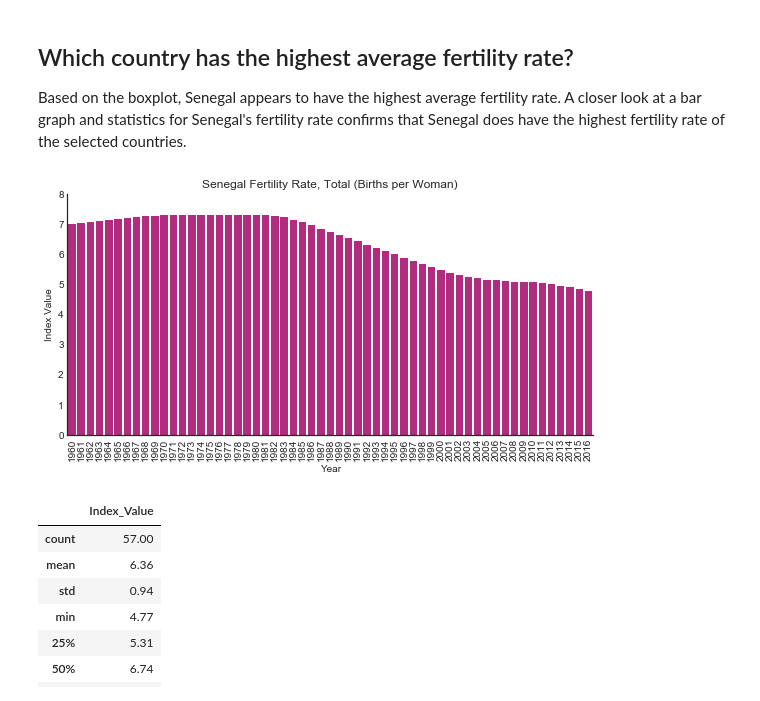
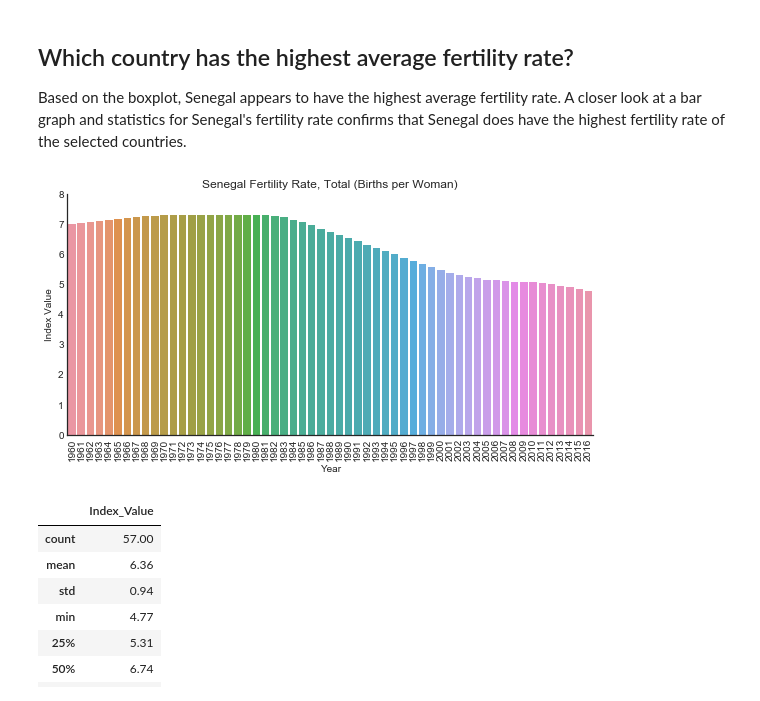
Before and after one commit to milabknowin/Thinkful, a Jupyter notebook: Unsupervised_Learning/Capstone/Global_Fertility_Final_Capstone.ipynb, the cells around one changed output. Saved outputs shown, nothing was run; the diff lists cells and outputs as text; code cells hidden in the pictures.

```diff
--- a/Unsupervised_Learning/Capstone/Global_Fertility_Final_Capstone.ipynb
+++ b/Unsupervised_Learning/Capstone/Global_Fertility_Final_Capstone.ipynb
@@ -263,20 +262,19 @@ Based on the boxplot, Senegal appears to have the highest average fertility rate
 # %%
 # Senegal fertility rate, total (births, per woman)
 
 sns.factorplot(x='Year',
                    y= 'Index_Value',
                    data=sen.loc[(sen.Indicator_Code == 'SP.DYN.TFRT.IN')],
                    kind='bar',
-                   color = 'mediumvioletred',
                    aspect=2
                    )
 plt.xticks(rotation=90)
 plt.title('Senegal Fertility Rate, Total (Births per Woman)')
 plt.ylabel('Index Value')
 plt.ylim(ymax=8.0)
 plt.ylim(ymin=0);
 # %% [output]
-[figure, old version]
+[figure, new version]
 # %%
 sen.loc[(sen.Indicator_Code == 'SP.DYN.TFRT.IN')].describe()
 # %% [output]
```
Also changed, not shown: parts of 40 cells of this notebook, 1 other file.
